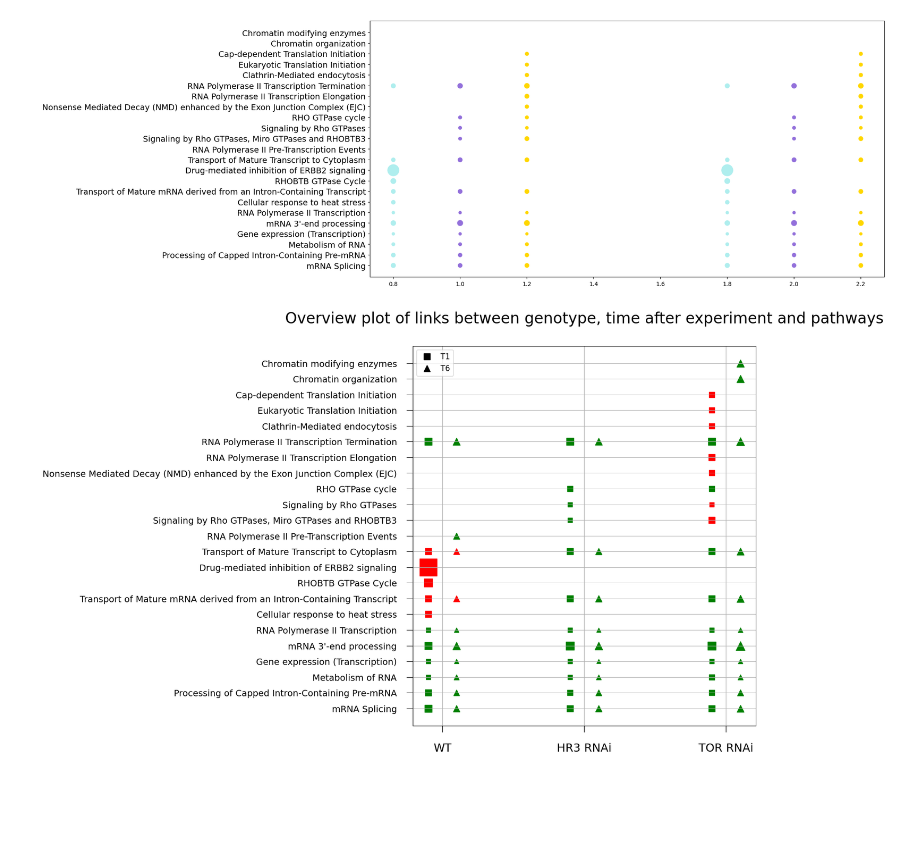
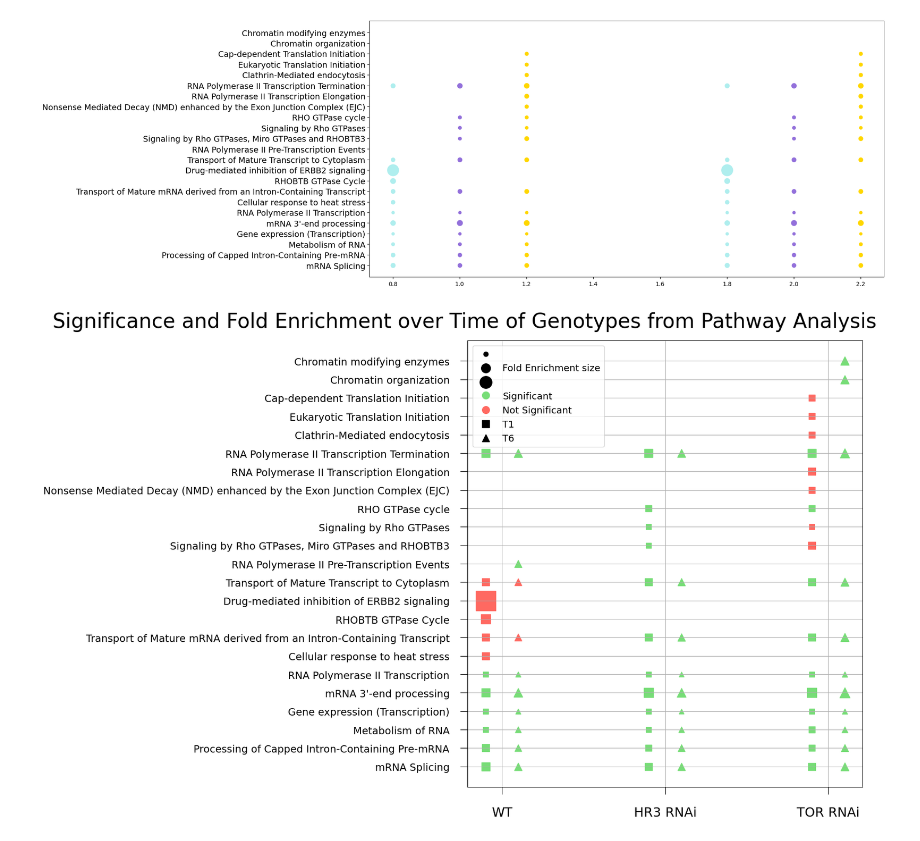
Before and after one commit to nzomorrodnia/bachelorproject_drosophila, a Jupyter notebook: bubble_plot.ipynb, the cells around one changed output. Drawn from its saved outputs; the diff is of its cells as text; code cells hidden in the pictures; blank space fills up the shorter version.

Commit message:
update bubble plots and venn diagrams

```diff
--- a/bubble_plot.ipynb
+++ b/bubble_plot.ipynb
@@ -23,0 +15,8 @@ df_pathways.head()
+# %%
+# DATA_PATH = '/Users/ninazomorrodnia/Desktop/Bachelor datamapper/'
+DATA_PATH = '/home/williamtheodor/Documents/Private/Drosophila/Data/'
+FILE_PATH = DATA_PATH + 'Reactome pathways new phospho.xlsx'
+
+# Reading in protein refeeding data as a Pandas DataFrame
+df_pathways = pd.read_excel(FILE_PATH)
+df_pathways.head()
@@ -104,10 +107,10 @@ plt.show()
 # %%
 ### THIS IS WITH 99% SIGNIFICANCE ###
 
-import math
+p_value = 0.01
 
-import matplotlib.lines as mlines
-import matplotlib.pyplot as plt
+red_color = '#FF6961'
+green_color = '#77DD77'
 
 fig, ax = plt.subplots(1,1, figsize=(16, 10))
 c = 20
@@ -119,35 +122,50 @@ for i, pathway in enumerate(df_pathways['Reactome pathways']):
     for j, genotype in enumerate(genotypes):
         fe1 = row[f'Fold_enrich_{genotype} T1']
         fe6 = row[f'Fold_enrich_{genotype} T6']
 
         fe1 = fe1 if not math.isnan(fe1) else 0
         fe6 = fe6 if not math.isnan(fe6) else 0
 
         fdr1 = row[f'FDR {genotype} T1']
-        color1 = 'green' if fdr1 < 0.01 else 'red'  # Choose colors based on FDR significance
+        color1 = green_color if fdr1 < 0.01 else red_color  # Choose colors based on FDR significance
 
         fdr6 = row[f'FDR {genotype} T6']
-        color6 = 'green' if fdr6 < 0.01 else 'red'  # Choose colors based on FDR significance
+        color6 = green_color if fdr6 < 0.01 else red_color  # Choose colors based on FDR significance
 
         ax.scatter(x[j]-.1, i, color=color1, marker='s', s=c*fe1, label='T1')
         ax.scatter(x[j]+.1, i, color=color6, marker='^', s=c*fe6, label='T6')
 
 ax.set_yticks(np.arange(len(pathways)), pathways, fontsize=14)
 ax.set_xticks([1,2,3], ['WT', 'HR3 RNAi', 'TOR RNAi'], fontsize=18, ha='center', va='top', position=(0,-0.003)) # Move the genotype labels further down by setting their y-position
 ax.grid(True)
 
 # Set longer tick marks and move y-axis labels away from the plot
 ax.tick_params(axis='both', which='both', length=10, pad=15)
 
+
+dummy_sizes = [2, 8, 14]  # These sizes represent the scaling factor for your sizes
+legend_handles = []
+
+for size in dummy_sizes:
+    dummy_handle = ax.scatter([], [], color='black', marker='o', s=c*size)
+    legend_handles.append(dummy_handle)
+
 t1_dot = mlines.Line2D([], [], color='k', marker='s', linestyle='None',
                           markersize=10, label='T1')
 t6_dot = mlines.Line2D([], [], color='k', marker='^', linestyle='None',
                           markersize=10, label='T6')
+green_dot = mlines.Line2D([], [], color=green_color, marker='o', linestyle='None',
+                          markersize=10, label='Green Dot')
+red_dot = mlines.Line2D([], [], color=red_color, marker='o', linestyle='None',
+                          markersize=10, label='Red Dot')
 
-ax.legend(handles=[t1_dot, t6_dot], fontsize=12, loc='upper left')
+legend_handles.extend([green_dot, red_dot, t1_dot, t6_dot])
+legend_labels = ['', 'Fold Enrichment size', '', 'Significant', 'Not Significant', 'T1', 'T6']
 
-ax.set_title('Overview plot of links between genotype, time after experiment and pathways', fontsize=24, y=1.05)
+ax.legend(handles=legend_handles, labels=legend_labels, fontsize=13, loc='upper left')
+
+ax.set_title('Significance and Fold Enrichment over Time of Genotypes from Pathway Analysis ', fontsize=28, y=1.02, x=0)
 plt.tight_layout()
 plt.show()
 # %% [output]
-[figure, old version]
+[figure, new version]
```
Also changed, not shown: parts of 16 cells of this notebook.
